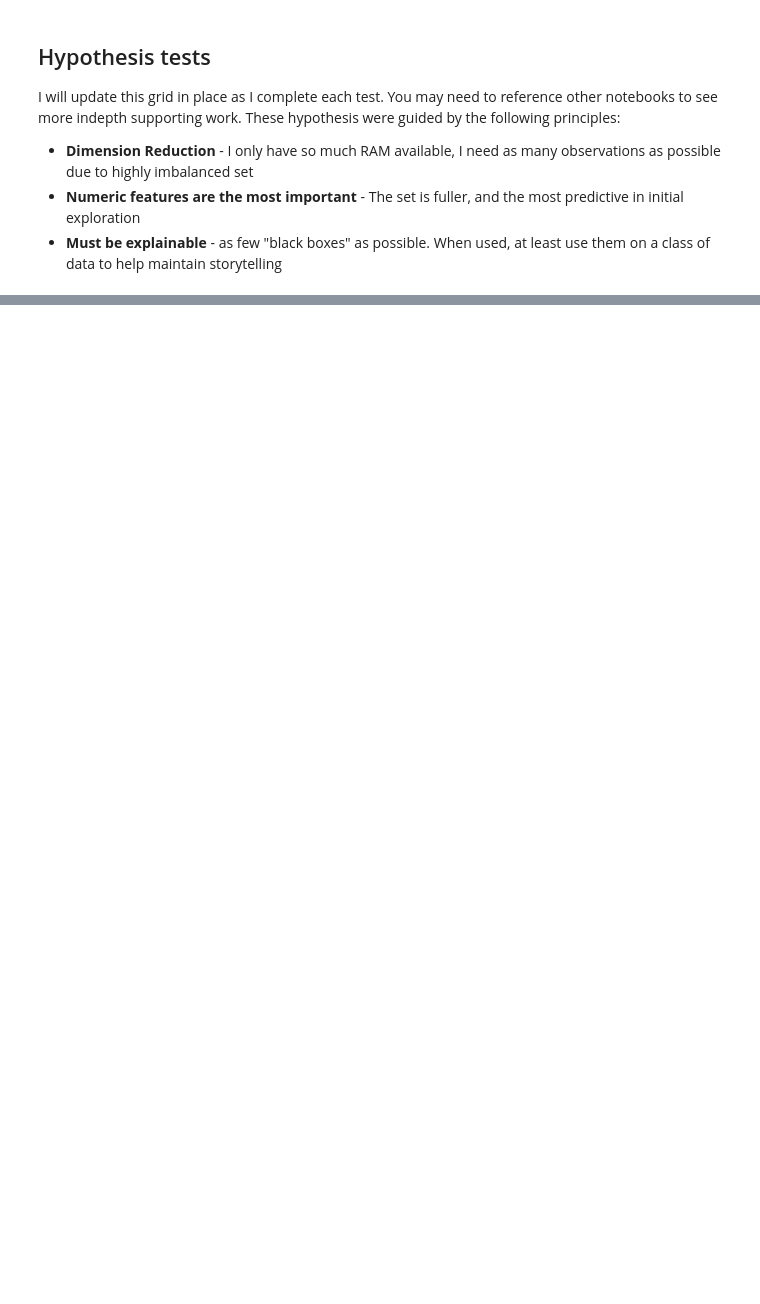
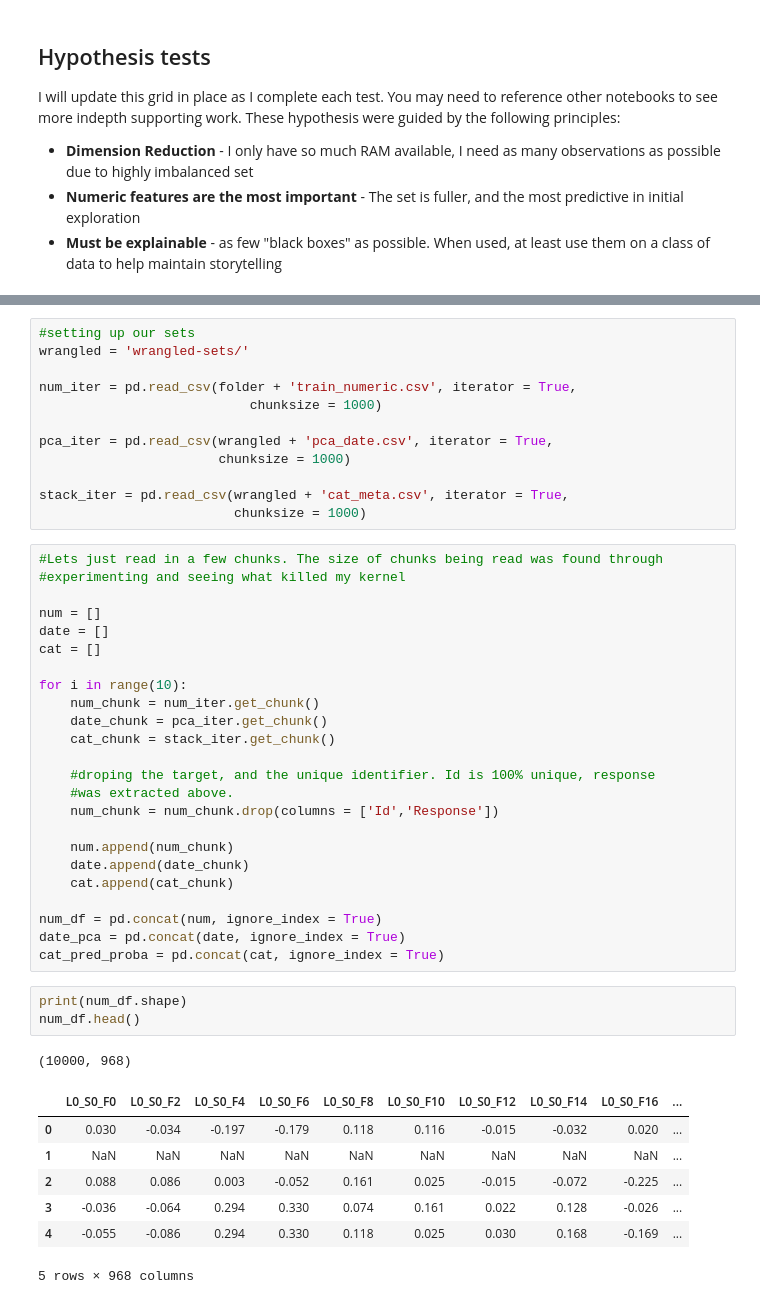
Before and after one commit to jpeone/DS-Unit-2-Build, a Jupyter notebook: main_analysis.ipynb, the cells around one changed output, grey strips where cells are left out. Saved outputs shown, nothing was run; the diff lists cells and outputs as text; blank space fills up the shorter version.

```diff
--- a/main_analysis.ipynb
+++ b/main_analysis.ipynb
@@ -99,0 +110,48 @@ I will update this grid in place as I complete each test. You may need to refere
+# %%
+#setting up our sets
+wrangled = 'wrangled-sets/'
+
+num_iter = pd.read_csv(folder + 'train_numeric.csv', iterator = True,
+                           chunksize = 1000)
+
+pca_iter = pd.read_csv(wrangled + 'pca_date.csv', iterator = True,
+                       chunksize = 1000)
+
+stack_iter = pd.read_csv(wrangled + 'cat_meta.csv', iterator = True,
+                         chunksize = 1000)
+# %%
+#Lets just read in a few chunks. The size of chunks being read was found through
+#experimenting and seeing what killed my kernel
+
+num = []
+date = []
+cat = []
+
+for i in range(10):
+    num_chunk = num_iter.get_chunk()
+    date_chunk = pca_iter.get_chunk()
+    cat_chunk = stack_iter.get_chunk()
+
+    #droping the target, and the unique identifier. Id is 100% unique, response
+    #was extracted above.
+    num_chunk = num_chunk.drop(columns = ['Id','Response'])
+
+    num.append(num_chunk)
+    date.append(date_chunk)
+    cat.append(cat_chunk)
+
+num_df = pd.concat(num, ignore_index = True)
+date_pca = pd.concat(date, ignore_index = True)
+cat_pred_proba = pd.concat(cat, ignore_index = True)
+# %%
+print(num_df.shape)
+num_df.head()
+# %% [output]
+(10000, 968)
+|  | L0_S0_F0 | L0_S0_F2 | L0_S0_F4 | L0_S0_F6 | L0_S0_F8 | L0_S0_F10 | L0_S0_F12 | L0_S0_F14 | L0_S0_F16 | ... |
+| 0 | 0.030 | -0.034 | -0.197 | -0.179 | 0.118 | 0.116 | -0.015 | -0.032 | 0.020 | ... |
+| 1 | NaN | NaN | NaN | NaN | NaN | NaN | NaN | NaN | NaN | ... |
+| 2 | 0.088 | 0.086 | 0.003 | -0.052 | 0.161 | 0.025 | -0.015 | -0.072 | -0.225 | ... |
+| 3 | -0.036 | -0.064 | 0.294 | 0.330 | 0.074 | 0.161 | 0.022 | 0.128 | -0.026 | ... |
+| 4 | -0.055 | -0.086 | 0.294 | 0.330 | 0.118 | 0.025 | 0.030 | 0.168 | -0.169 | ... |
+5 rows × 968 columns
```
Also changed, not shown: parts of 75 cells of this notebook, 4 other files.
